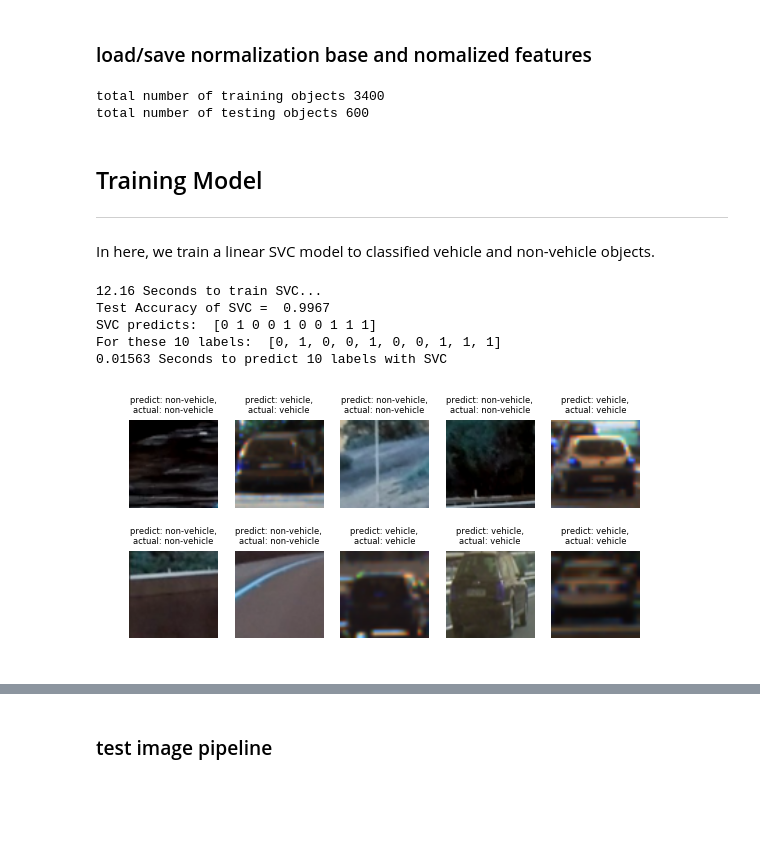
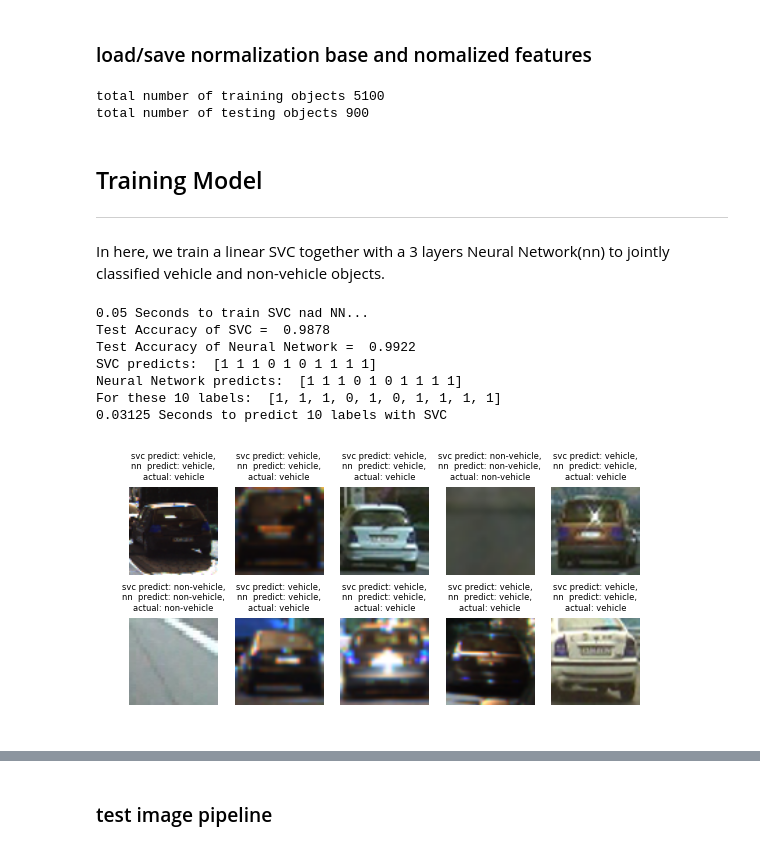
Before and after one commit to seanxwh/Udacity_self_driving_car, a Jupyter notebook: CarND-Vehicle-Detection/vehicle_detection.ipynb, the cells around one changed output, grey strips where cells are left out. Saved outputs shown, nothing was run; the diff lists cells and outputs as text; code cells hidden in the pictures; blank space fills up the shorter version.

```diff
--- a/CarND-Vehicle-Detection/vehicle_detection.ipynb
+++ b/CarND-Vehicle-Detection/vehicle_detection.ipynb
@@ -164,7 +105,7 @@ These parameter are mostly for tuning the model
 cspace='YCrCb'
 spatial_size=(32, 32)
 hist_bins=32
-orient = 12
+orient = 9
 pix_per_cell = 8
 cell_per_block = 2
 hog_channel = "ALL"
@@ -222,9 +268,14 @@ The above functionality is achieved by using the **partial_fit** method within *
 # %%
-def model_pipeline(data,ttl_normalized_base=None, allow_partial_fit=True):
+def model_pipeline(data, ttl_normalized_base=None, allow_fit=True):
 
     ttl_fts = None
 
+    if not (ttl_normalized_base):
+        ttl_normalized_base = StandardScaler()
+
     for idx, obj in enumerate(data):
+
+        obj = img_argumentation(obj) if random.choice(range(10))<=1 else obj
 
         feature_image = convert_clr(obj, cspace)
 
@@ -238,11 +289,10 @@ def model_pipeline(data,ttl_normalized_base=None, allow_partial_fit=True):
 
         ttl_fts = np.vstack((ttl_fts,ttl_ft)).astype(np.float64) if idx>0 else ttl_ft.astype(np.float64)
 
-    if not (ttl_normalized_base):
-        ttl_normalized_base = StandardScaler()
+    if allow_fit:
 
-    if allow_partial_fit:
-        ttl_normalized_base = ttl_normalized_base.partial_fit(ttl_fts)
+        ttl_normalized_base = ttl_normalized_base.fit(ttl_fts)
+
 
     ttl_normalized_features = ttl_normalized_base.transform(ttl_fts)
 
@@ -279,7 +329,7 @@ except:
 
 
     train_normalized_base, train_normalized_features = model_pipeline(X_train)
-    test_normalized_base, test_normalized_features = model_pipeline(X_test, train_normalized_base)
+    test_normalized_base, test_normalized_features = model_pipeline(X_test, train_normalized_base, False)
     save_pipelined_data = [train_normalized_base, train_normalized_features,
                            test_normalized_base, test_normalized_features]
 
@@ -292,55 +342,71 @@ except:
 print("total number of training objects {}".format(len(X_train)))
 print("total number of testing objects {}".format(len(X_test)))
 # %% [output]
-total number of training objects 3400
-total number of testing objects 600
+total number of training objects 5100
+total number of testing objects 900
 # %% [markdown]
 ## Training Model
 -----
-In here, we train a linear SVC model to classified vehicle and non-vehicle objects.
+In here, we train a linear SVC together with a 3 layers Neural Network(nn) to jointly classified vehicle and non-vehicle objects.
 # %%
 %matplotlib inline
 
 svc_path = './svc_model'
+nn_path = './nn_model'
 
 t=time.time()
 
 try:
     svc = load_saved_data(svc_path)
+    nn = load_saved_data(nn_path)
 except:
-    svc = LinearSVC()
+    svc = LinearSVC(C=5e-2, loss='hinge')
     svc.fit(train_normalized_features, y_train)
+    nn = MLPClassifier(hidden_layer_sizes=(256,128,16))
+    nn.fit(train_normalized_features, y_train)
+    save_data_to_path(svc_path, svc)
+    save_data_to_path(nn_path, nn)
+
 
 t2 = time.time()
-print(round(t2-t, 2), 'Seconds to train SVC...')
-# Check the score of the SVC
+print(round(t2-t, 2), 'Seconds to train SVC nad NN...')
+
 print('Test Accuracy of SVC = ', round(svc.score(test_normalized_features, y_test), 4))
+print('Test Accuracy of Neural Network = ', round(nn.score(test_normalized_features, y_test), 4))
+
 # Check the prediction time for a single sample
 t=time.time()
 n_predict = 10
 n_prediction=svc.predict(test_normalized_features[0:n_predict])
+n_prediction_2=nn.predict(test_normalized_features[0:n_predict])
+
 n_truth=y_test[0:n_predict]
+
 print('SVC predicts: ',n_prediction )
+print('Neural Network predicts: ',n_prediction_2 )
 print('For these',n_predict, 'labels: ', n_truth)
 t2 = time.time()
 print(round(t2-t, 5), 'Seconds to predict', n_predict,'labels with SVC')
 
 # lambda function that used for identify object type from number
 eval_sign = lambda num: "vehicle" if num==1 else "non-vehicle"
 
 fig = plt.figure()
 for idx in range(n_predict):
     fig.add_subplot((idx)/5+1,5, idx+1)
     plt.axis('off')
-    plt.title("predict: {},\nactual: {}".format(eval_sign(n_prediction[idx]),
-                                                           eval_sign(n_truth[idx])),fontsize=6)
+    plt.title("svc predict: {},\nnn  predict: {},\nactual: {}".format(eval_sign(n_prediction[idx]),
+                                                                         eval_sign(n_prediction_2[idx]),
+                                                                         eval_sign(n_truth[idx])),fontsize=6)
     plt.imshow(X_test[idx])
     plt.subplots_adjust(left=0.05, right=0.9, top=1.2, bottom=0)
 # %% [output]
-12.16 Seconds to train SVC...
-Test Accuracy of SVC =  0.9967
-SVC predicts:  [0 1 0 0 1 0 0 1 1 1]
-For these 10 labels:  [0, 1, 0, 0, 1, 0, 0, 1, 1, 1]
-0.01563 Seconds to predict 10 labels with SVC
+0.05 Seconds to train SVC nad NN...
+Test Accuracy of SVC =  0.9878
+Test Accuracy of Neural Network =  0.9922
+SVC predicts:  [1 1 1 0 1 0 1 1 1 1]
+Neural Network predicts:  [1 1 1 0 1 0 1 1 1 1]
+For these 10 labels:  [1, 1, 1, 0, 1, 0, 1, 1, 1, 1]
+0.03125 Seconds to predict 10 labels with SVC
-[figure, old version]
+[figure, new version]
 # %% [markdown]
```
Also changed, not shown: parts of 19 cells of this notebook, 29 other files.
